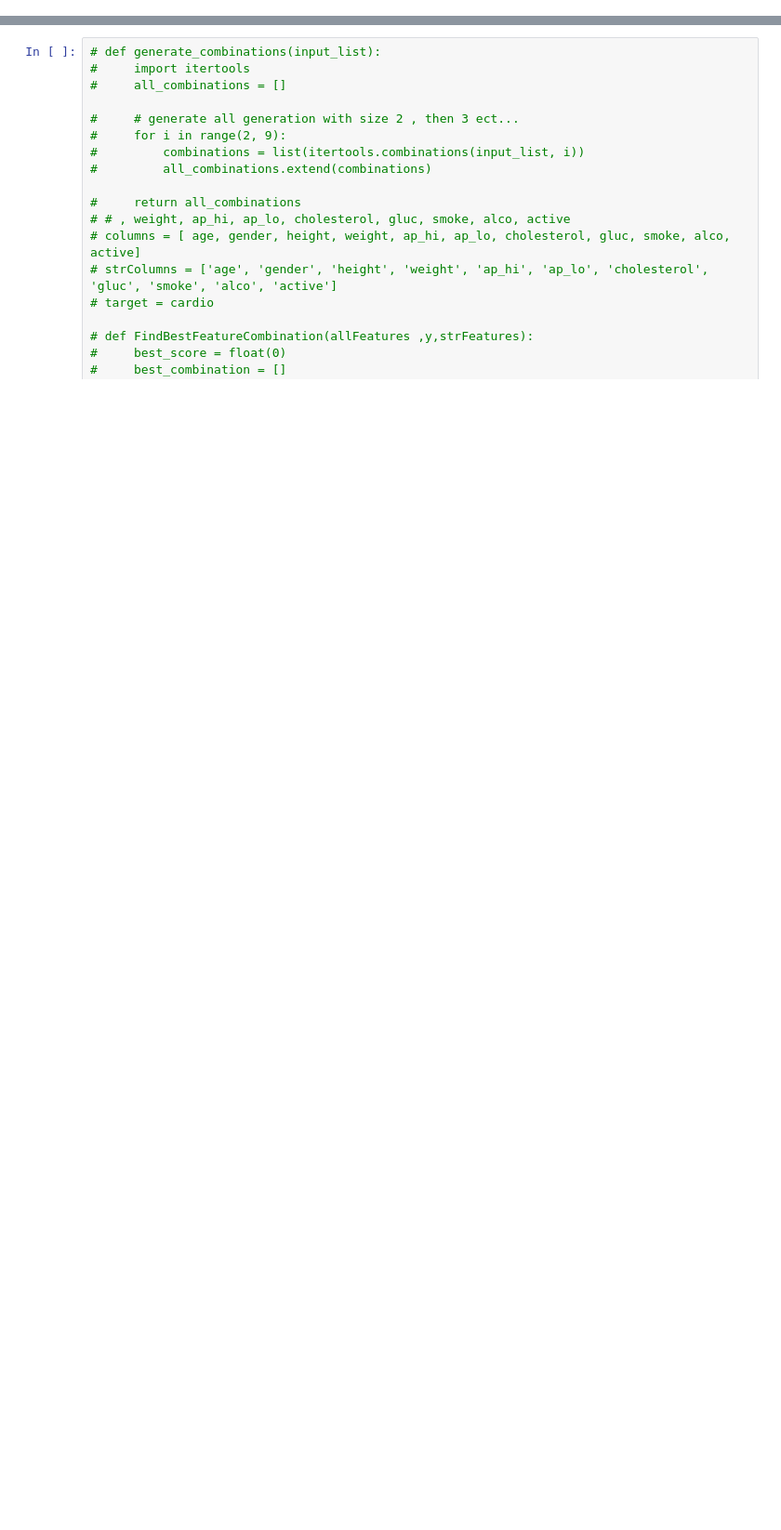
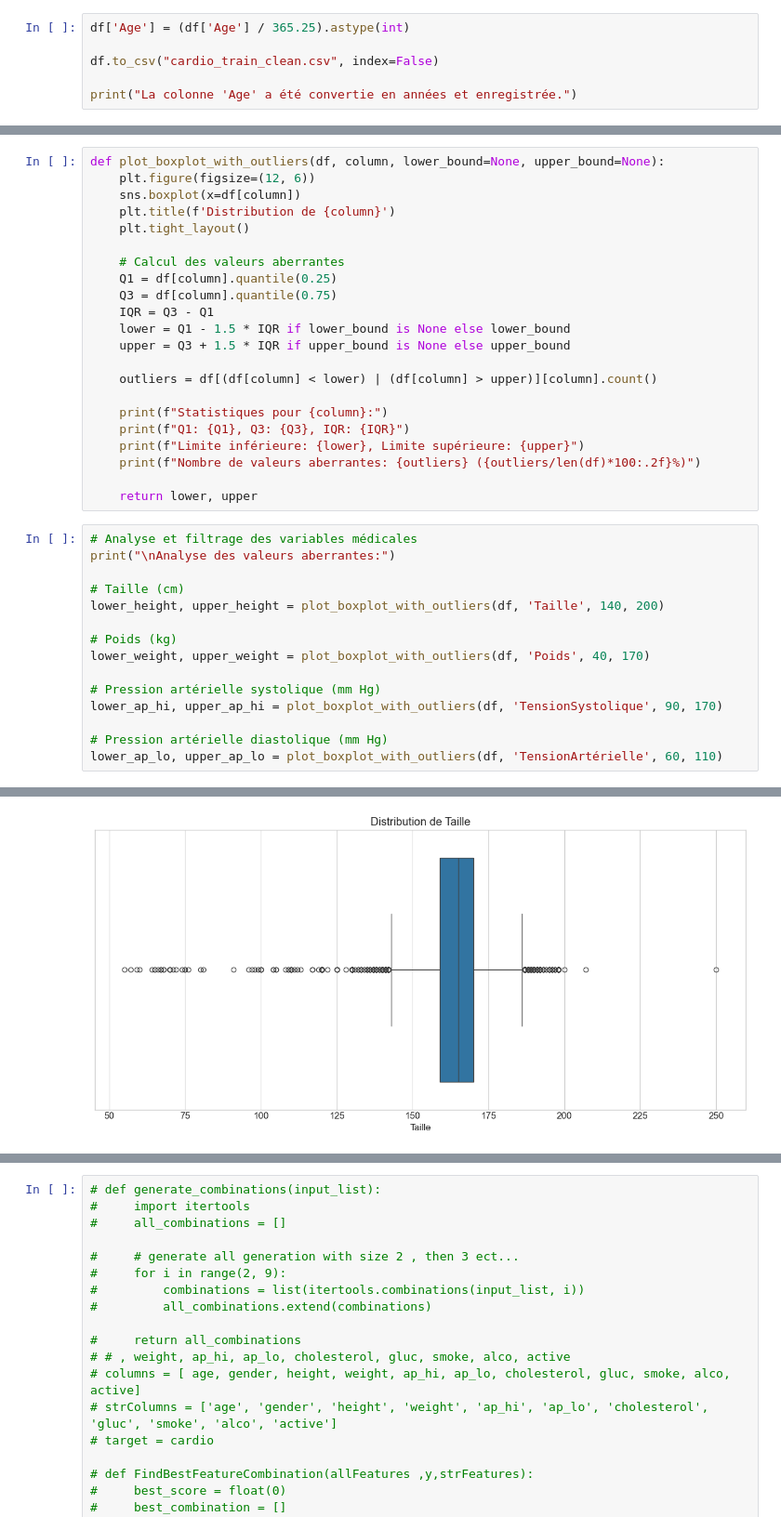
Before and after one commit to ines-lorquet/cardio-vasc-risks, a Jupyter notebook: logistic-regression.ipynb, the cells around one changed output, grey strips where cells are left out. Shown: that part at 93% size. Saved outputs shown, nothing was run; the diff lists cells and outputs as text; blank space fills up the shorter version.

Commit message:
📈 Add analytics and clean data

```diff
--- a/logistic-regression.ipynb
+++ b/logistic-regression.ipynb
@@ -8,0 +155,6 @@ import numpy as np
+# %%
+df['Age'] = (df['Age'] / 365.25).astype(int)
+
+df.to_csv("cardio_train_clean.csv", index=False)
+
+print("La colonne 'Age' a été convertie en années et enregistrée.")
@@ -8,0 +165,38 @@ import numpy as np
+# %%
+def plot_boxplot_with_outliers(df, column, lower_bound=None, upper_bound=None):
+    plt.figure(figsize=(12, 6))
+    sns.boxplot(x=df[column])
+    plt.title(f'Distribution de {column}')
+    plt.tight_layout()
+
+    # Calcul des valeurs aberrantes
+    Q1 = df[column].quantile(0.25)
+    Q3 = df[column].quantile(0.75)
+    IQR = Q3 - Q1
+    lower = Q1 - 1.5 * IQR if lower_bound is None else lower_bound
+    upper = Q3 + 1.5 * IQR if upper_bound is None else upper_bound
+
+    outliers = df[(df[column] < lower) | (df[column] > upper)][column].count()
+
+    print(f"Statistiques pour {column}:")
+    print(f"Q1: {Q1}, Q3: {Q3}, IQR: {IQR}")
+    print(f"Limite inférieure: {lower}, Limite supérieure: {upper}")
+    print(f"Nombre de valeurs aberrantes: {outliers} ({outliers/len(df)*100:.2f}%)")
+
+    return lower, upper
+# %%
+# Analyse et filtrage des variables médicales
+print("\nAnalyse des valeurs aberrantes:")
+
+# Taille (cm)
+lower_height, upper_height = plot_boxplot_with_outliers(df, 'Taille', 140, 200)
+
+# Poids (kg)
+lower_weight, upper_weight = plot_boxplot_with_outliers(df, 'Poids', 40, 170)
+
+# Pression artérielle systolique (mm Hg)
+lower_ap_hi, upper_ap_hi = plot_boxplot_with_outliers(df, 'TensionSystolique', 90, 170)
+
+# Pression artérielle diastolique (mm Hg)
+lower_ap_lo, upper_ap_lo = plot_boxplot_with_outliers(df, 'TensionArtérielle', 60, 110)
+# %% [output]
@@ -8,0 +220 @@ import numpy as np
+[figure, added]
```
Also changed, not shown: parts of 58 cells of this notebook, 2 other files.
